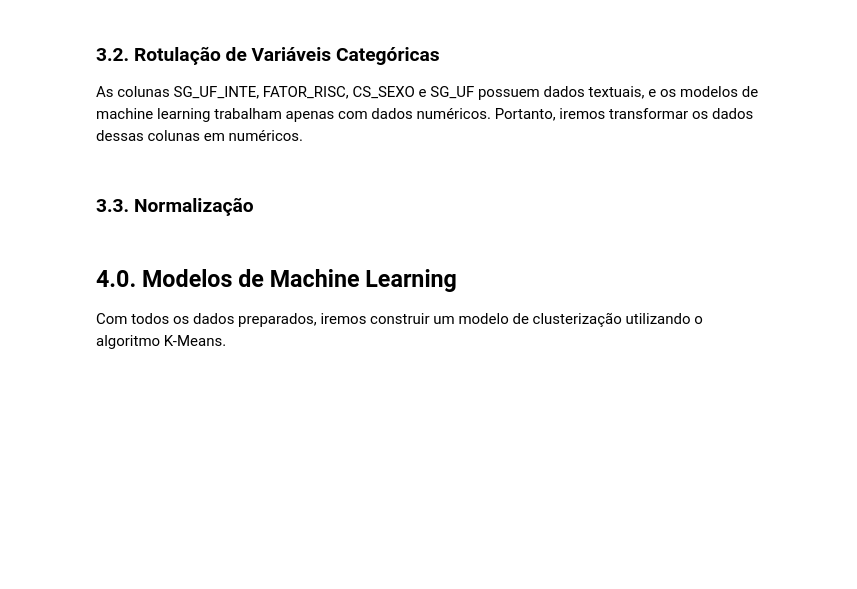
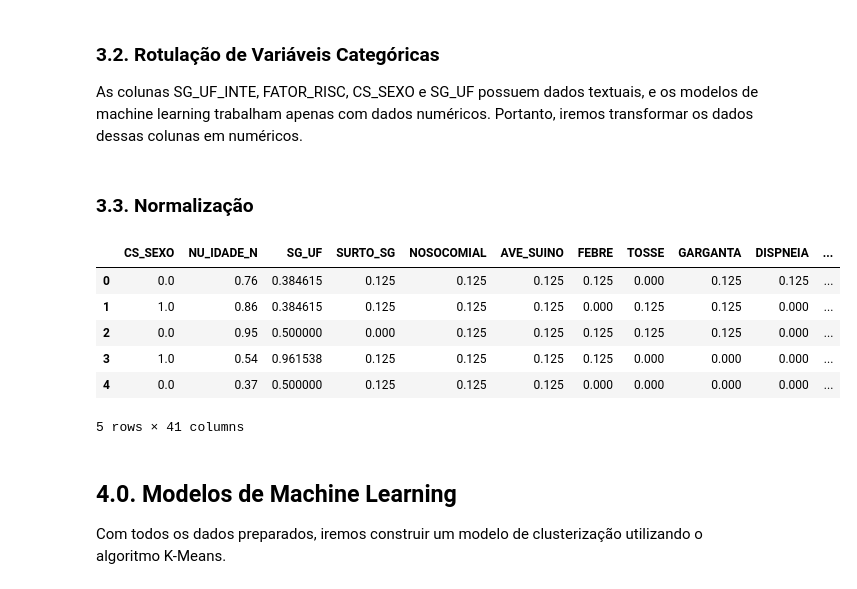
Before and after one commit to endhel/SRAG-Agrupamento-Deteccao-De-Anomalia, a Jupyter notebook: SRAG-Agrupamento-Deteccao-Anomalias.ipynb, the cells around one changed output. Saved outputs shown, nothing was run; the diff lists cells and outputs as text; code cells hidden in the pictures; blank space fills up the shorter version.

```diff
--- a/SRAG-Agrupamento-Deteccao-Anomalias.ipynb
+++ b/SRAG-Agrupamento-Deteccao-Anomalias.ipynb
@@ -62,7 +62,7 @@ df = df.drop(['RES_IGA', 'RES_IGM', 'RES_IGG', 'DT_RES', 'OUT_SOR', 'TP_SOR', 'D
              'CO_RG_RESI', 'ID_MN_RESI', 'CO_MUN_RES', 'CS_ZONA', 'DT_ANTIVIR', 'TP_AMOSTRA', 'SUPORT_VEN',
              'ID_RG_INTE', 'CO_RG_INTE', 'ID_MN_INTE', 'CO_MU_INTE', 'OUT_ANTIV', 'SEM_NOT', 'TP_ANTIVIR',
               'SEM_PRI', 'TP_IDADE', 'CS_GESTANT', 'COD_IDADE', 'PCR_RESUL', 'PCR_RESUL', 'CRITERIO',
-              'CS_RACA', 'SG_UF_INTE'], axis=1)
+              'CS_RACA'], axis=1)
 df.head()
 # %% [output]
 |  | CS_SEXO | NU_IDADE_N | SG_UF | SURTO_SG | NOSOCOMIAL | AVE_SUINO | FEBRE | TOSSE | GARGANTA | DISPNEIA | ... |
@@ -271,14 +346,28 @@ df['CS_SEXO'] = LabelEncoder().fit_transform(df['CS_SEXO'])
 # Inseriu valores numéricos na coluna, 0 para não e 1 para sim
 df['FATOR_RISC'] = LabelEncoder().fit_transform(df['FATOR_RISC'])
 
-# Elimina a coluna SG_UF e cria uma coluna para cada volor distinto dela.
-# Coloca 1 na coluna apropriada, ou seja, no estado de residência do paciente
+# Inseriu valores diferentes para cada estado de um caso de SRAG
+df['SG_UF'] = LabelEncoder().fit_transform(df['SG_UF'])
+
+# Inseriu valores diferentes para cada estado de um caso de SRAG
+df['SG_UF_INTE'] = LabelEncoder().fit_transform(df['SG_UF_INTE'])
+
 df = pd.get_dummies(df, columns=['SG_UF'])
 # %% [markdown]
 ### 3.3. Normalização
 # %%
 # Normalizando as colunas com a técnica MinMax
 df = (df - df.min()) / (df.max() - df.min())
+# %%
+df.head()
+# %% [output]
+|  | CS_SEXO | NU_IDADE_N | SG_UF | SURTO_SG | NOSOCOMIAL | AVE_SUINO | FEBRE | TOSSE | GARGANTA | DISPNEIA | ... |
+| 0 | 0.0 | 0.76 | 0.384615 | 0.125 | 0.125 | 0.125 | 0.125 | 0.000 | 0.125 | 0.125 | ... |
+| 1 | 1.0 | 0.86 | 0.384615 | 0.125 | 0.125 | 0.125 | 0.000 | 0.125 | 0.125 | 0.000 | ... |
+| 2 | 0.0 | 0.95 | 0.500000 | 0.000 | 0.125 | 0.125 | 0.125 | 0.125 | 0.125 | 0.000 | ... |
+| 3 | 1.0 | 0.54 | 0.961538 | 0.125 | 0.125 | 0.125 | 0.125 | 0.000 | 0.000 | 0.000 | ... |
+| 4 | 0.0 | 0.37 | 0.500000 | 0.125 | 0.125 | 0.125 | 0.000 | 0.000 | 0.000 | 0.000 | ... |
+5 rows × 41 columns
 # %% [markdown]
 ## 4.0. Modelos de Machine Learning
 
```
Also changed, not shown: parts of 22 cells of this notebook.
